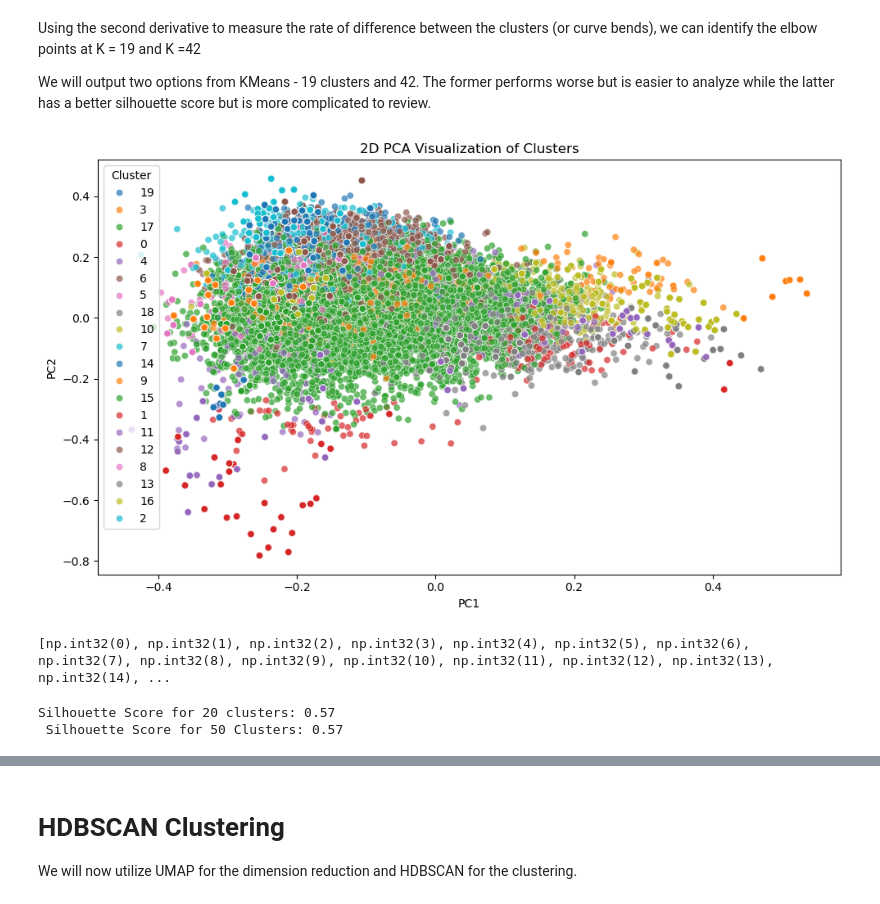
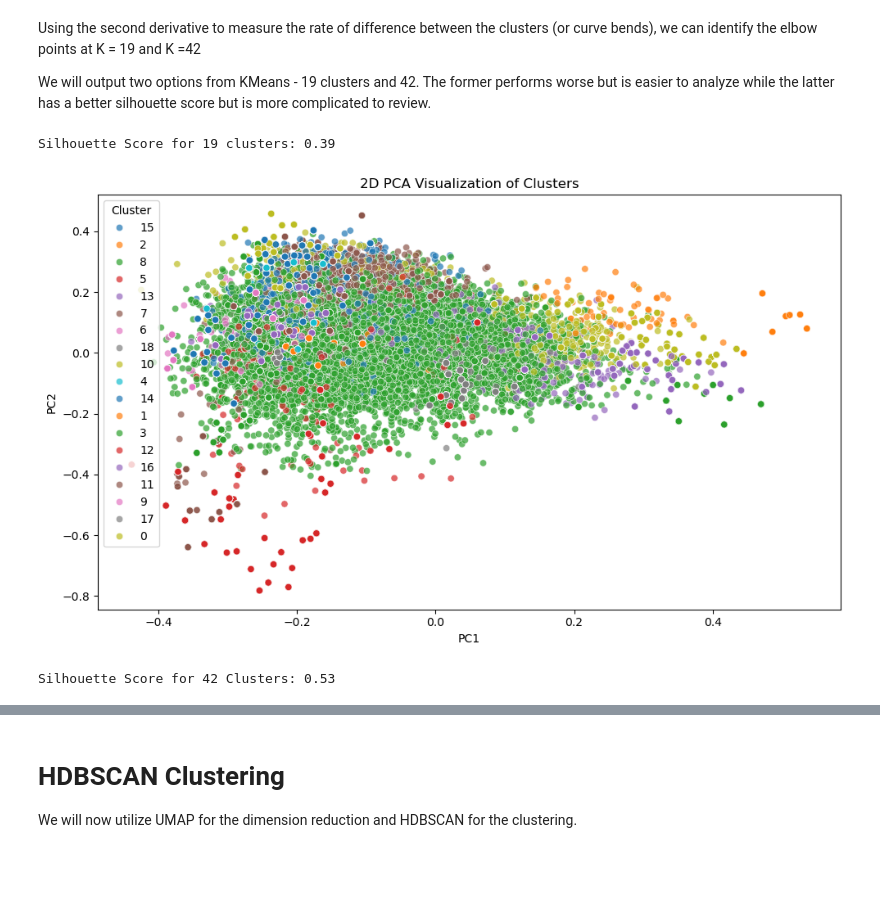
Before and after one commit to adamng1/baby-product-dashboard, a Jupyter notebook: pre-processing/1-clustering-for-classification.ipynb, the cells around one changed output, grey strips where cells are left out. Cells and saved outputs as stored; diff of their text form; code cells hidden in the pictures; blank space fills up the shorter version.

```diff
--- a/pre-processing/1-clustering-for-classification.ipynb
+++ b/pre-processing/1-clustering-for-classification.ipynb
@@ -214,8 +214,8 @@ Using the second derivative to measure the rate of difference between the cluste
 
 We will output two options from KMeans - 19 clusters and 42. The former performs worse but is easier to analyze while the latter has a better silhouette score but is more complicated to review.
 # %%
-# KMeans at 20 clusters
-df_kmeans_20 = df_kmeans
+# KMeans at 19 clusters
+df_kmeans_19 = df_kmeans.copy()
 
-kmeans = KMeans(n_clusters = 20, random_state = 42, n_init = 10) # n_init is the number of times KMeans will run with different centroid seeds
-df_kmeans_20['cluster'] = kmeans.fit_predict(reduced_embeddings)
+kmeans = KMeans(n_clusters = 19, random_state = 42, n_init = 10) # n_init is the number of times KMeans will run with different centroid seeds
+df_kmeans_19['cluster'] = kmeans.fit_predict(reduced_embeddings)
@@ -222,32 +224,29 @@ df_kmeans_20['cluster'] = kmeans.fit_predict(reduced_embeddings)
 # %%
-# Print the silhouette score for 20 clusters
-score_20 = silhouette_score(reduced_embeddings, df_kmeans_20['cluster'])
-print(f"Silhouette Score for 20 clusters: {score_20:.2f}")
+# Print the silhouette score for 19 clusters
+score_19 = silhouette_score(reduced_embeddings, df_kmeans_19['cluster'])
+print(f"Silhouette Score for 19 clusters: {score_19:.2f}")
+# %% [output]
+Silhouette Score for 19 clusters: 0.39
 # %%
 # Plot the clusters
 # Reduce to 2D for visualization
 pca_2d = PCA(n_components=2)
 reduced_2d = pca_2d.fit_transform(embeddings)
 
 # Create a DataFrame for plotting
 plot_df = pd.DataFrame({
     'PC1': reduced_2d[:, 0],
     'PC2': reduced_2d[:, 1],
-    'cluster': df_kmeans_20['cluster'].astype(str)  # for coloring
+    'cluster': df_kmeans_19['cluster'].astype(str)  # for coloring
 })
 
 # Plot with Seaborn
 plt.figure(figsize=(10, 6))
 sns.scatterplot(data=plot_df, x='PC1', y='PC2', hue='cluster', palette='tab10', alpha=0.7)
 plt.title("2D PCA Visualization of Clusters")
 plt.legend(title='Cluster', )
 plt.tight_layout()
 plt.show()
 # %% [output]
-[figure, old version]
+[figure, new version]
-# %%
-cluster_sort = sorted(df_kmeans_20['cluster'].unique())
-print(cluster_sort)
-# %% [output]
-[np.int32(0), np.int32(1), np.int32(2), np.int32(3), np.int32(4), np.int32(5), np.int32(6), np.int32(7), np.int32(8), np.int32(9), np.int32(10), np.int32(11), np.int32(12), np.int32(13), np.int32(14), ...
 # %%
@@ -259,10 +260,9 @@ df_kmeans_50['cluster'] = kmeans.fit_predict(reduced_embeddings)
 # %%
-# Print the silhouette score for 50 clusters
-score_50 = silhouette_score(reduced_embeddings, df_kmeans_50['cluster'])
-print(f"Silhouette Score for 50 Clusters: {score_50:.2f}")
+# Print the silhouette score for 42 clusters
+score_42 = silhouette_score(reduced_embeddings, df_kmeans_42['cluster'])
+print(f"Silhouette Score for 42 Clusters: {score_42:.2f}")
 # %% [output]
-Silhouette Score for 20 clusters: 0.57
- Silhouette Score for 50 Clusters: 0.57
+Silhouette Score for 42 Clusters: 0.53
 # %%
 # Plot the clusters
 # Reduce to 2D for visualization
```
Also changed, not shown: parts of 13 cells of this notebook, 1 other file.
